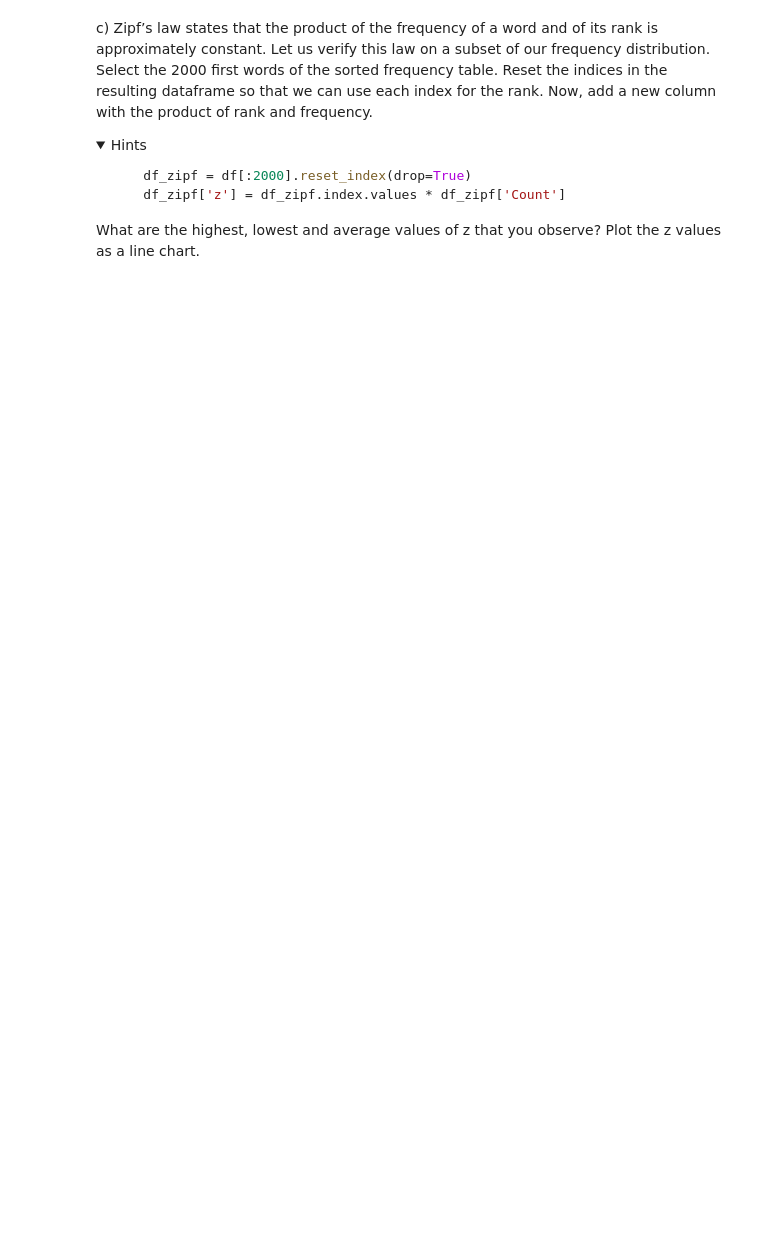
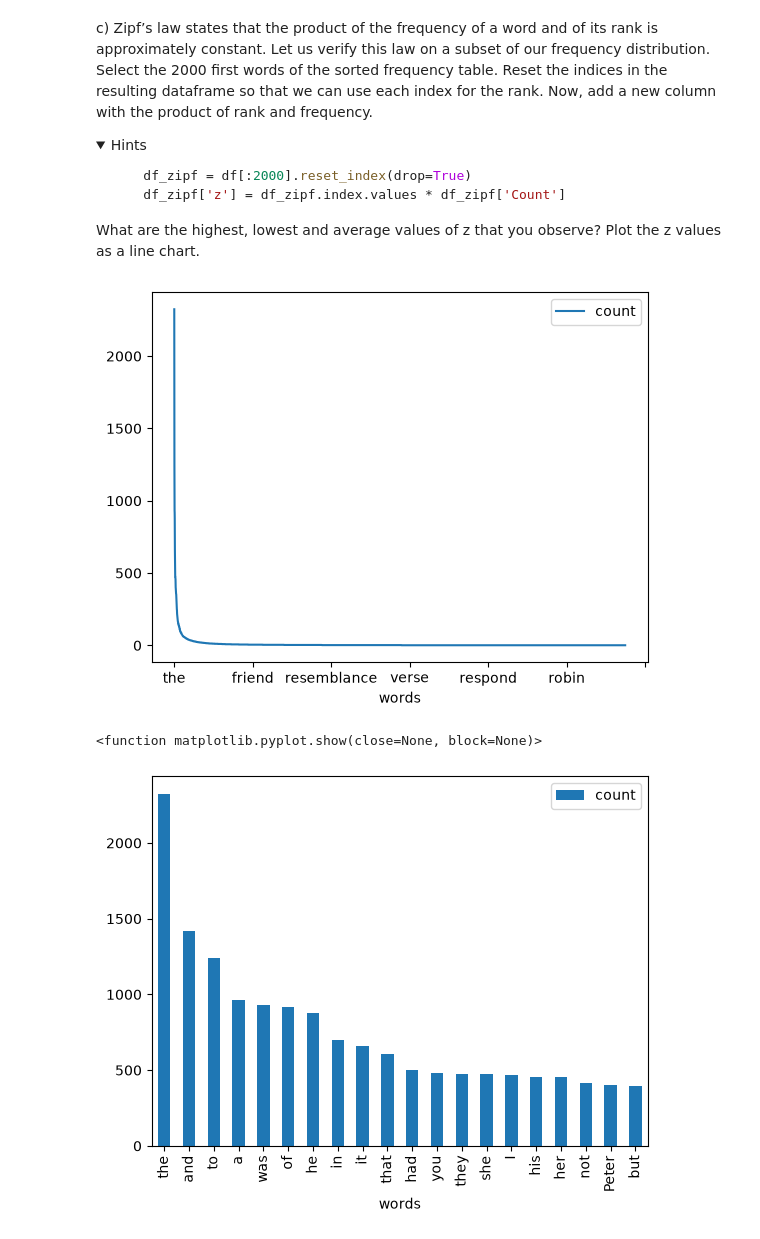
Before and after one commit to zejingw1998/IN4080-Natural-Language-Processing-NLP-, a Jupyter notebook: Week_exercises/week1/in4080-exercises1.ipynb, the cells around one changed output. Saved outputs shown, nothing was run; the diff lists cells and outputs as text; code cells hidden in the pictures; folded sections open; blank space fills up the shorter version.

```diff
--- a/Week_exercises/week1/in4080-exercises1.ipynb
+++ b/Week_exercises/week1/in4080-exercises1.ipynb
@@ -205,3 +311,22 @@ sorted frequency table. Reset the indices in the resulting dataframe so that we
 </details>
 
 What are the highest, lowest and average values of z that you observe? Plot the z values as a line chart.
+# %%
+
+import matplotlib.pyplot as plt
+df = df.sort_values('count', ascending=False)
+
+df.plot(x='words', y='count')
+
+plt.show()
+
+top20 = df.head(20)
+
+top20.plot(x='words',y='count',kind='bar')
+
+plt.xticks(rotation=90)
+plt.show
+# %% [output]
+[figure, added]
+<function matplotlib.pyplot.show(close=None, block=None)>
+[figure, added]
```
Also changed, not shown: parts of 9 cells of this notebook.
